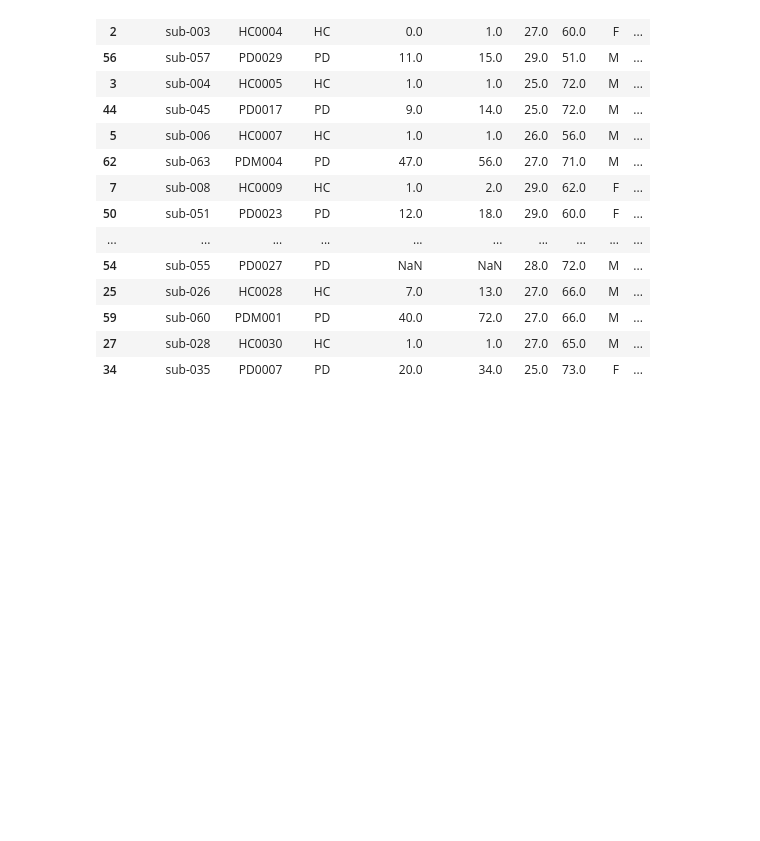
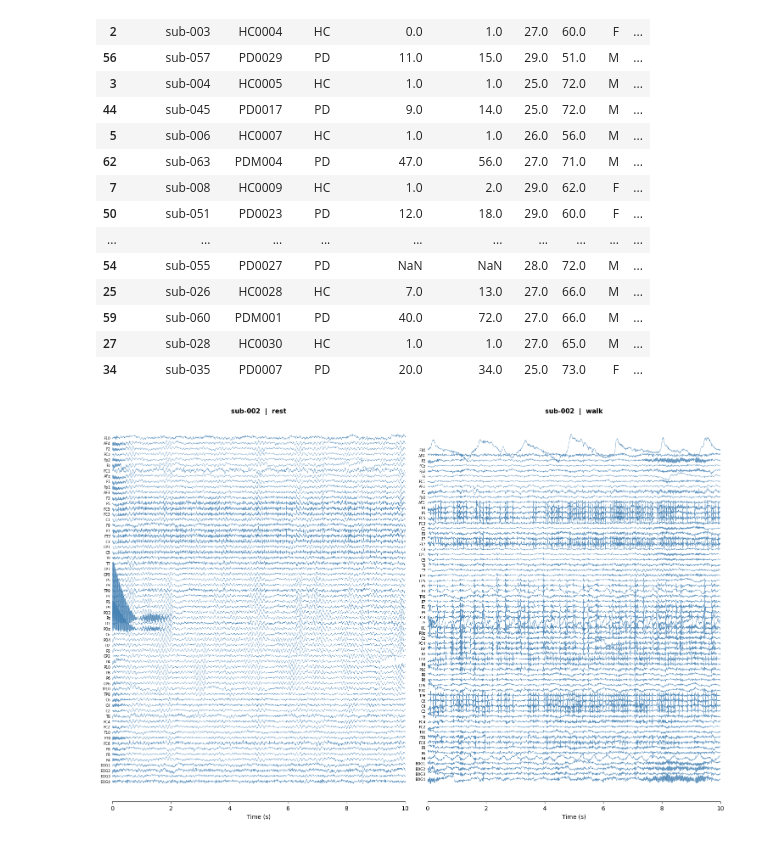
Before and after one commit to wjung21/ParkinsonTSA, a Jupyter notebook: main.ipynb, the cells around one changed output. Drawn from its saved outputs; the diff is of its cells as text; code cells hidden in the pictures; blank space fills up the shorter version.

Commit message:
Plot example eeg data

```diff
--- a/main.ipynb
+++ b/main.ipynb
@@ -74,3 +74,18 @@ matched_df
 | 59 | sub-060 | PDM001 | PD | 40.0 | 72.0 | 27.0 | 66.0 | M | ... |
 | 27 | sub-028 | HC0030 | HC | 1.0 | 1.0 | 27.0 | 65.0 | M | ... |
 | 34 | sub-035 | PD0007 | PD | 20.0 | 34.0 | 25.0 | 73.0 | F | ... |
+# %%
+from utils.create_preprocessed_data import load_h5
+from utils.plot import plot_eeg
+import matplotlib.pyplot as plt
+
+fig, axs = plt.subplots(1, 2, figsize = (15, 10))
+rest = load_h5("data_preprocessed/sub-002_rest.h5")
+walk = load_h5("data_preprocessed/sub-002_walk.h5")
+
+plot_eeg(da = rest, ax=axs[0])
+plot_eeg(da = walk, ax=axs[1])
+plt.tight_layout()
+plt.show()
+# %% [output]
+[figure, added]
```
Also changed, not shown: 3 other files.
